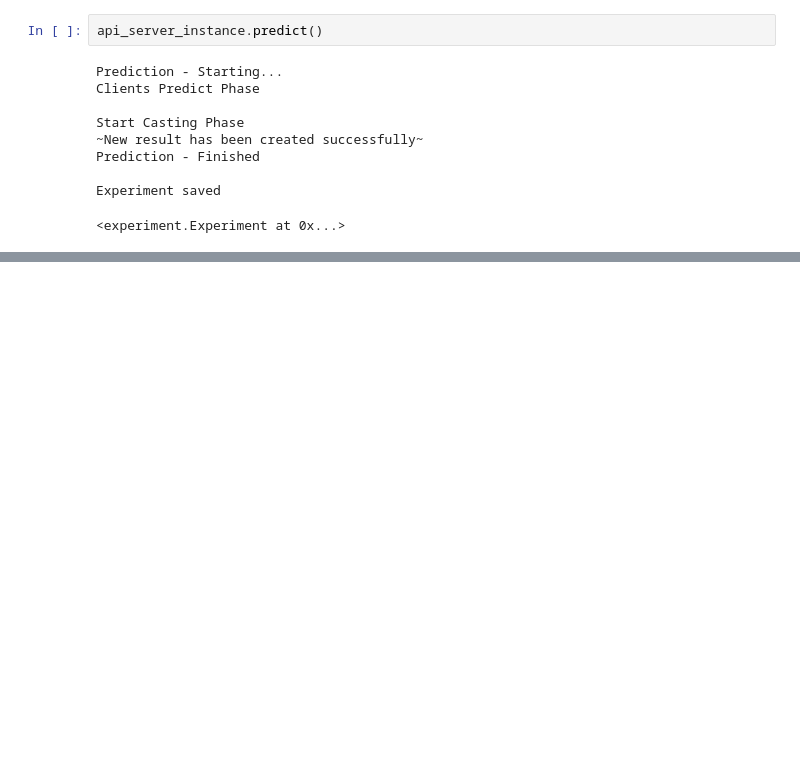
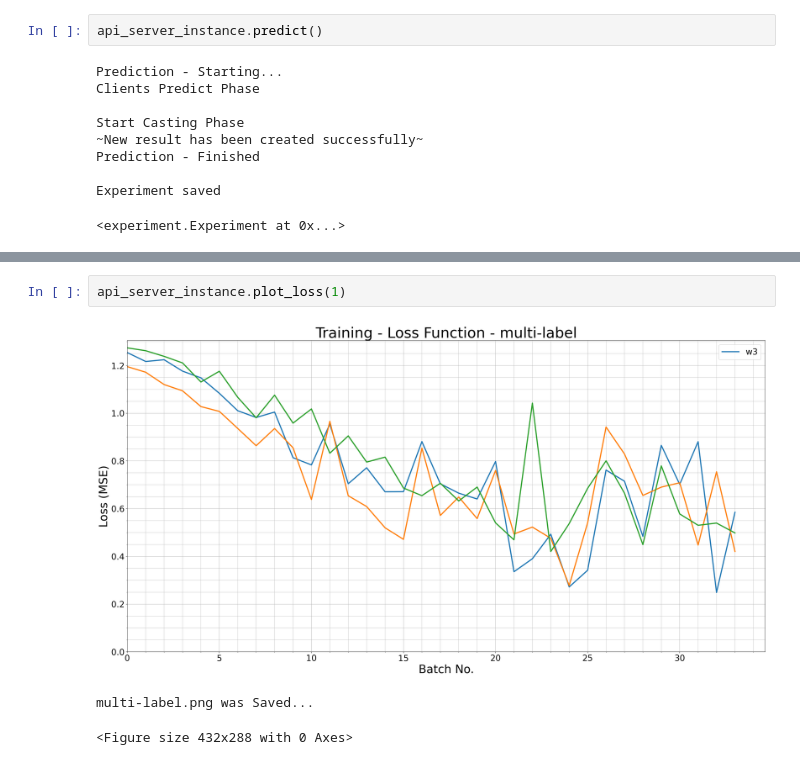
Before and after one commit to leondavi/NErlNet, a Jupyter notebook: examples/example_run.ipynb, the cells around one changed output, grey strips where cells are left out. Cells and saved outputs as stored; diff of their text form; blank space fills up the shorter version.

```diff
--- a/examples/example_run.ipynb
+++ b/examples/example_run.ipynb
@@ -132,3 +128,9 @@ example.png was Saved...
+# %%
+api_server_instance.plot_loss(1)
+# %% [output]
+[figure, added]
+multi-label.png was Saved...
+<Figure size 432x288 with 0 Axes>
 # %%
 api_server_instance.accuracy_matrix(1)
 # %% [output]
```
Also changed, not shown: parts of 15 cells of this notebook, 4 other files.
